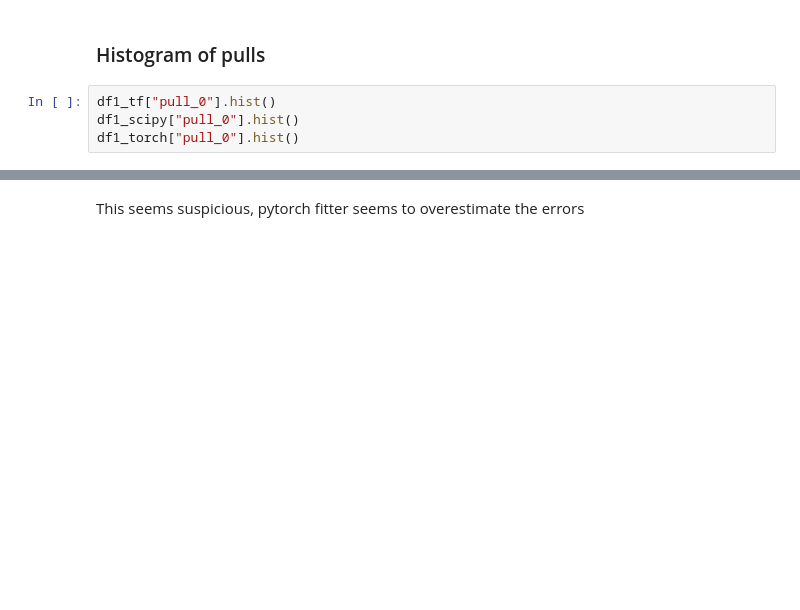
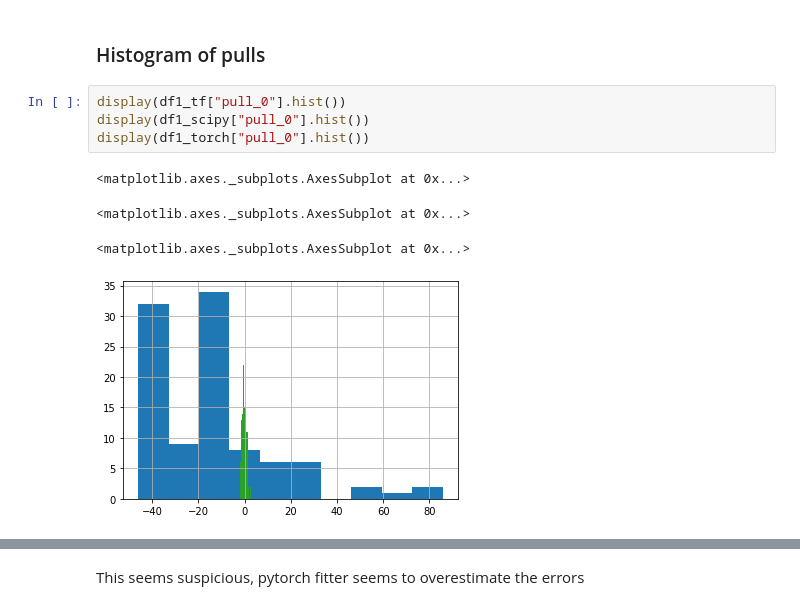
Before and after one commit to pl0xz0rz/RootInteractiveTest, a Jupyter notebook: JIRA/PWGPP-576/benchmark_bootstrap_summary.ipynb, the cells around one changed output, grey strips where cells are left out. Drawn from its saved outputs; the diff is of its cells as text; blank space fills up the shorter version.

```diff
--- a/JIRA/PWGPP-576/benchmark_bootstrap_summary.ipynb
+++ b/JIRA/PWGPP-576/benchmark_bootstrap_summary.ipynb
@@ -72,8 +149,13 @@ print("Pytorch:\t%8.6F\t%8.6F\t\t%8.6F" % (df1_torch["delta_1"].std(),df1_torch[
 # %% [markdown]
 ### Histogram of pulls
 # %%
-df1_tf["pull_0"].hist()
-df1_scipy["pull_0"].hist()
-df1_torch["pull_0"].hist()
+display(df1_tf["pull_0"].hist())
+display(df1_scipy["pull_0"].hist())
+display(df1_torch["pull_0"].hist())
+# %% [output]
+<matplotlib.axes._subplots.AxesSubplot at 0x...>
+<matplotlib.axes._subplots.AxesSubplot at 0x...>
+<matplotlib.axes._subplots.AxesSubplot at 0x...>
+[figure, added]
 # %%
 df1_torch["pull_0"].hist()
```
Also changed, not shown: parts of 9 cells of this notebook, 3 other files.
